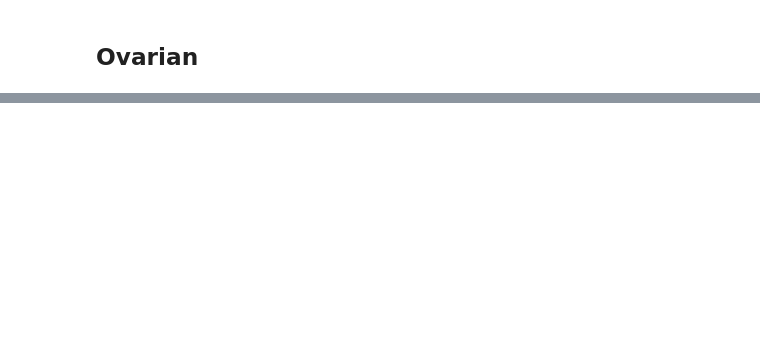
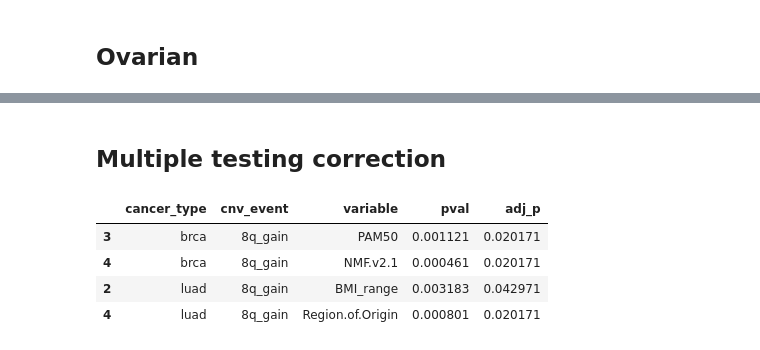
Before and after one commit to PayneLab/pancancerCNV, a Jupyter notebook: chromosome_8/15_counfounding_clinical_variables.ipynb, the cells around one changed output, grey strips where cells are left out. Saved outputs shown, nothing was run; the diff lists cells and outputs as text; code cells hidden in the pictures; blank space fills up the shorter version.

```diff
--- a/chromosome_8/15_counfounding_clinical_variables.ipynb
+++ b/chromosome_8/15_counfounding_clinical_variables.ipynb
@@ -831,0 +812,2 @@ ovarian = load_tables("ovarian")
+# %% [markdown]
+## Multiple testing correction
@@ -831,0 +822,8 @@ ovarian = load_tables("ovarian")
+# %%
+all_results[all_results["adj_p"] <= 0.05]
+# %% [output]
+|  | cancer_type | cnv_event | variable | pval | adj_p |
+| 3 | brca | 8q_gain | PAM50 | 0.001121 | 0.020171 |
+| 4 | brca | 8q_gain | NMF.v2.1 | 0.000461 | 0.020171 |
+| 2 | luad | 8q_gain | BMI_range | 0.003183 | 0.042971 |
+| 4 | luad | 8q_gain | Region.of.Origin | 0.000801 | 0.020171 |
```
Also changed, not shown: parts of 61 cells of this notebook.
